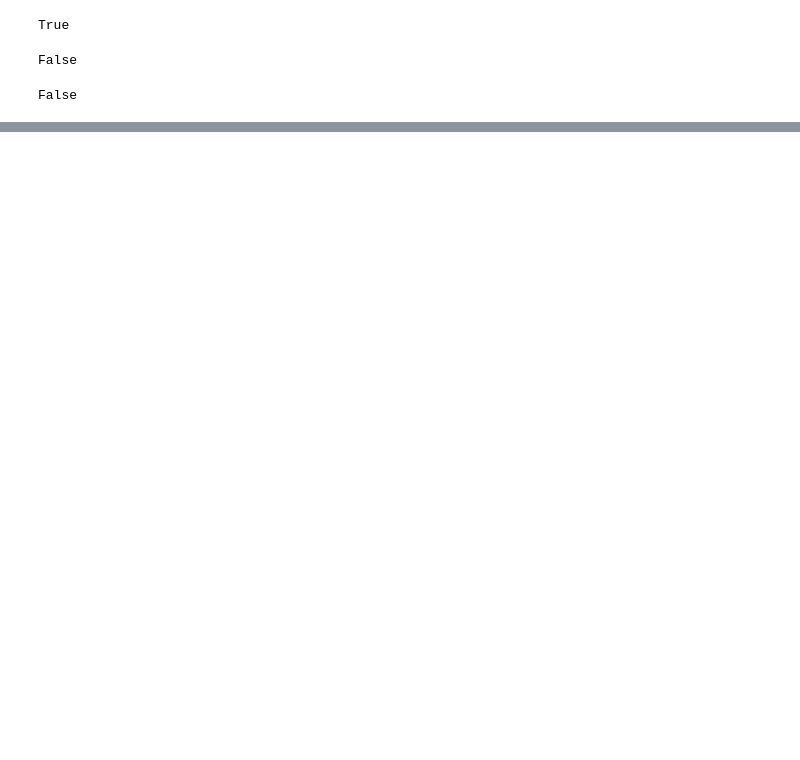
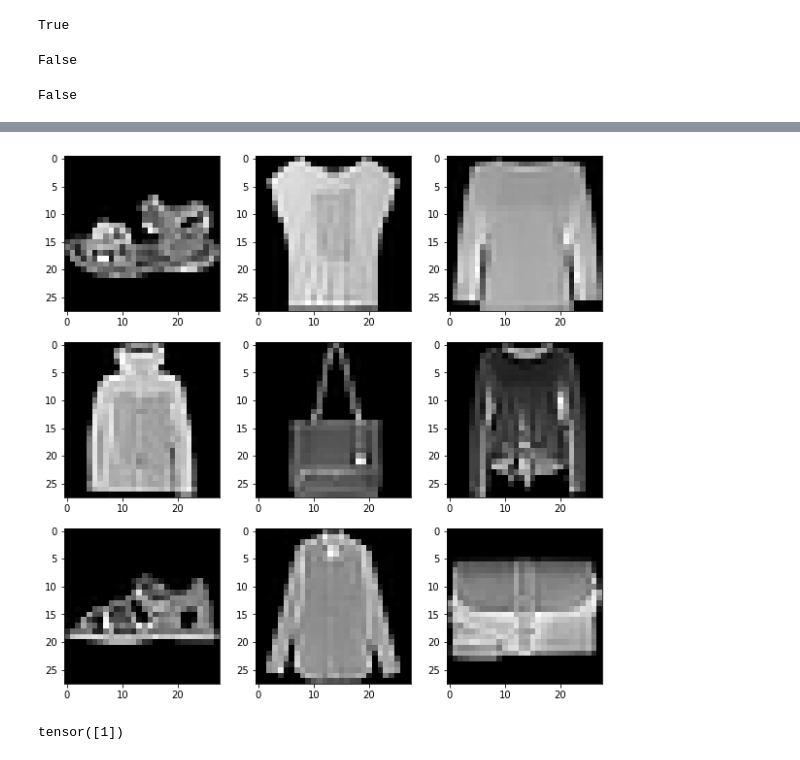
Before and after one commit to Reptilefury/coursera-machine-learning, a Jupyter notebook: Deep_Learning_with_Pytorch.ipynb, the cells around one changed output, grey strips where cells are left out. Cells and saved outputs as stored; diff of their text form; code cells hidden in the pictures; blank space fills up the shorter version.

```diff
--- a/Deep_Learning_with_Pytorch.ipynb
+++ b/Deep_Learning_with_Pytorch.ipynb
@@ -168,0 +251,11 @@ False
+# %%
+#Visualize the data before proceeding to build the network
+figure =  plt.figure(figsize = (10,10))
+rows, cols = 3,3
+for i in range(1,rows * cols + 1):
+  sample_idx =  torch.randint(len(train_data), size= (1,)).item()
+  images, labels = train_data[sample_idx]
+  figure.add_subplot(rows,cols, i )
+  plt.imshow(images.squeeze(),cmap='gray')
+# %% [output]
+[figure, added]
@@ -168,0 +285,4 @@ False
+# %%
+y_pred
+# %% [output]
+tensor([1])
```
Also changed, not shown: parts of 34 cells of this notebook.
